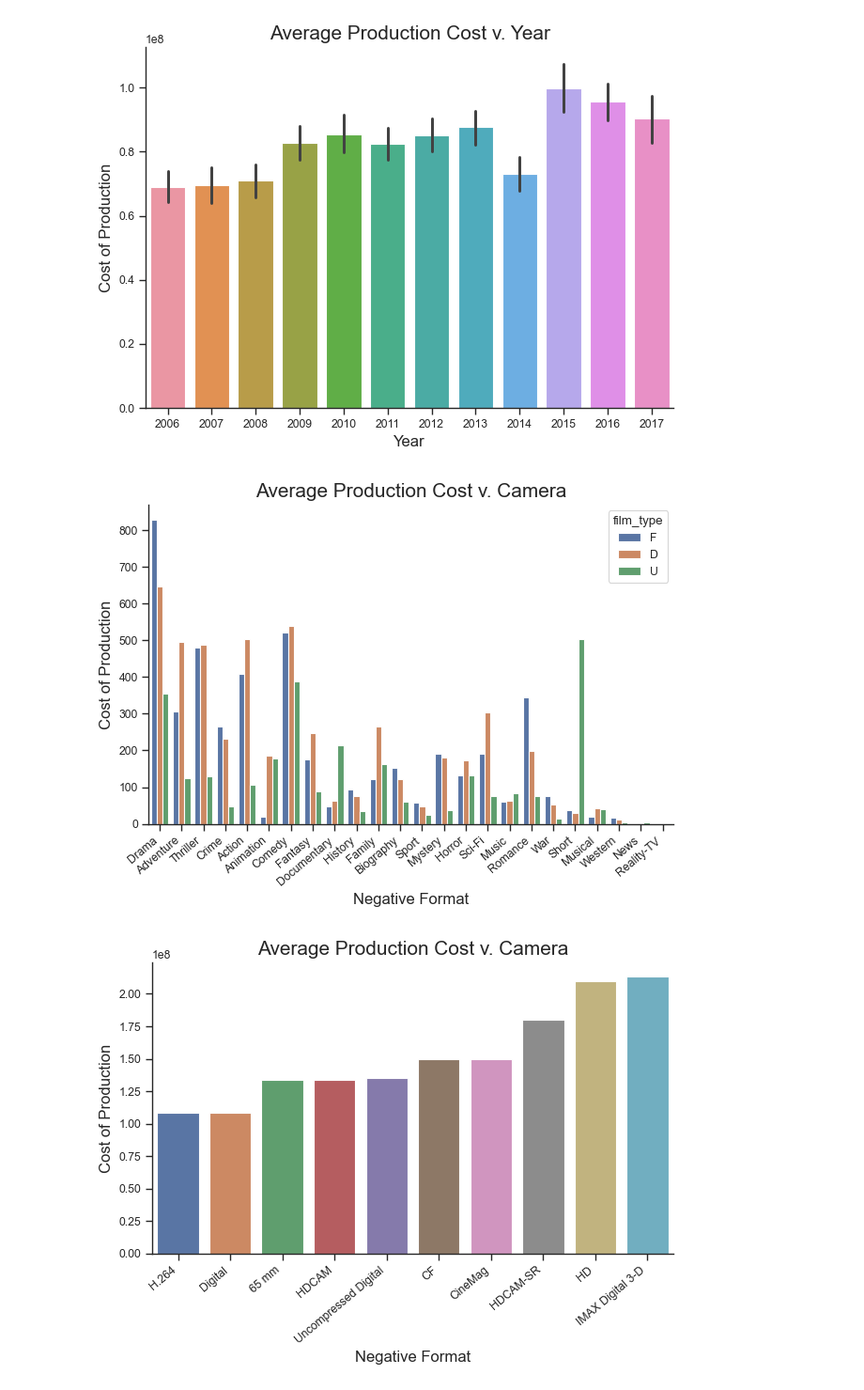
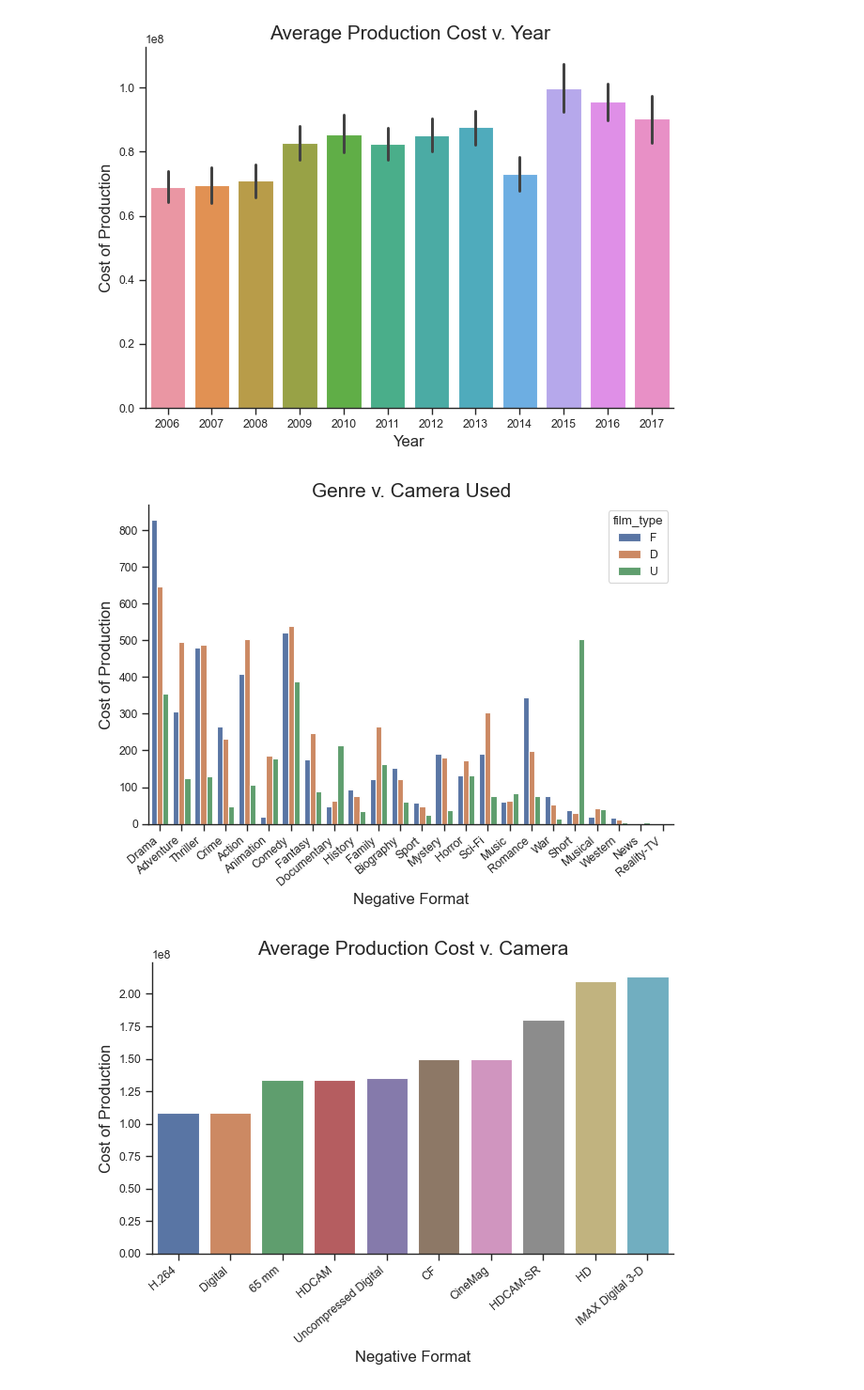
Before and after one commit to ubco-W2022T1-cosc301/project-group16, a Jupyter notebook: notebooks/analysis1.ipynb, the cells around one changed output. Shown at 94% size. Cells and saved outputs as stored; diff of their text form; code cells hidden in the pictures.

```diff
--- a/notebooks/analysis1.ipynb
+++ b/notebooks/analysis1.ipynb
@@ -120,13 +120,13 @@ plt.show()
 # %%
 dx = sns.countplot(df_clean, x="genres", hue="film_type") # Plotting the Graph
 dx.set_xticklabels(dx.get_xticklabels(), rotation=40, ha="right")
 plt.xlabel("Negative Format", size=12)
 plt.ylabel("Cost of Production", size=12)
-plt.title("Average Production Cost v. Camera", size=15)
+plt.title("Genre v. Camera Used", size=15)
 plt.tight_layout()
 plt.show()
 # %% [output]
-[figure, old version]
+[figure, new version]
 # %%
 df_d = camera_mean_budget(df_clean)
 
```
Also changed, not shown: parts of 2 cells of this notebook.
